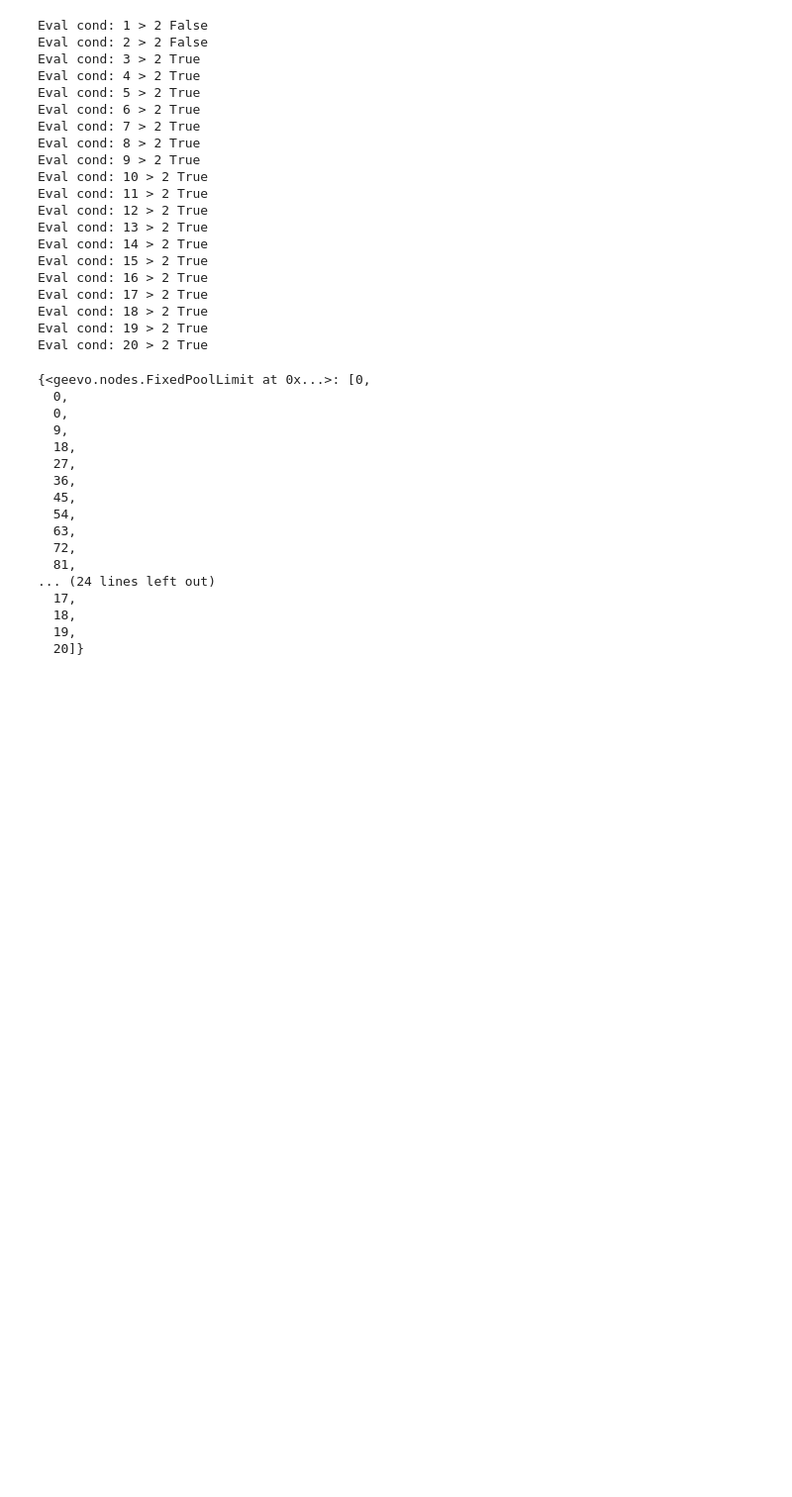
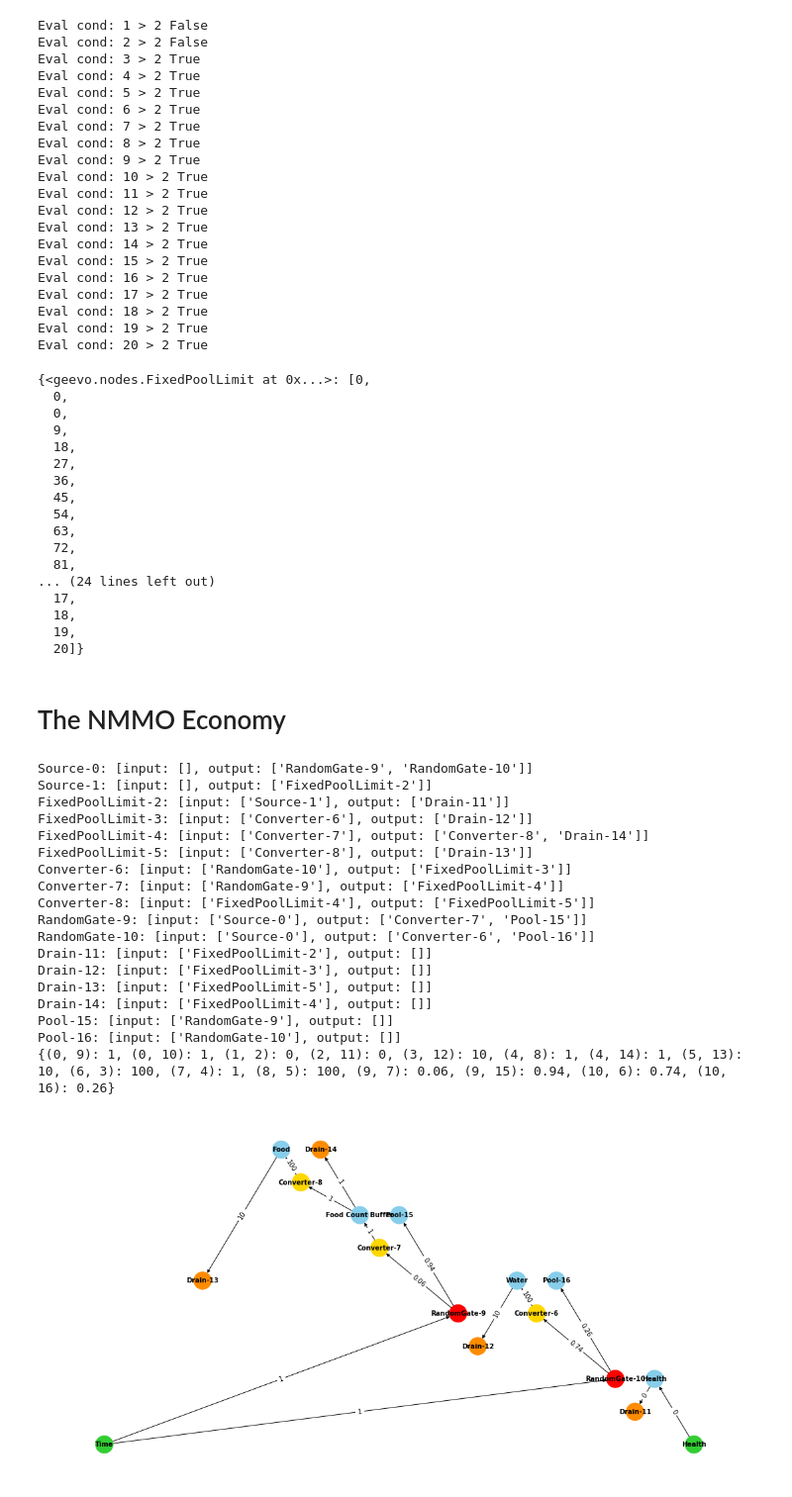
Before and after one commit to FlorianRupp/GEEvo-game-economies, a Jupyter notebook: nmmo-economy.ipynb, the cells around one changed output. Shown at 99% size. Drawn from its saved outputs; the diff is of its cells as text; code cells hidden in the pictures; blank space fills up the shorter version.

Commit message:
Implemented NMMO economy.

```diff
--- a/nmmo-economy.ipynb
+++ b/nmmo-economy.ipynb
@@ -85,3 +89,5 @@ Eval cond: 20 > 2 True
   18,
   19,
   20]}
+# %% [markdown]
+# The NMMO Economy
@@ -87,0 +103,70 @@ Eval cond: 20 > 2 True
+# %%
+conf = {
+    Source: 2,          # 0, 1
+    FixedPoolLimit: 4,  # 2, 3, 4, 6
+    Converter: 3,       # 7, 8, 9
+    RandomGate: 2,      # 10, 11
+    Drain: 4,           # 12, 13, 14, 15
+    Pool: 2             # 16, 17
+}
+# pool-2: health
+# pool-3: water
+# pool-4: count buffer food
+# pool-5: food counter --> not implemented
+# pool-6: food
+
+
+edge_list = [(0, 9), (0, 10), (1, 2), # sources
+             (2, 11),    (3, 12), (4, 8), (4, 14), (5, 13), # pools1
+             (9, 7), (9, 15), (10, 6), (10, 16), # random gates
+             (6, 3), (7, 4) ,(8, 5) # converters
+             ]
+
+s_in_food = StateConnectionPoolRegister(variable_name="food", output_pool_id=5, register_input_id=0)
+s_in_water = StateConnectionPoolRegister(variable_name="water", output_pool_id=3, register_input_id=0)
+s_out_health_drop = StateConnectionRegisterEdge(output_register_id=0, edge_input_id=(1, 2), modifier=10)
+r = Register(condition="water == 0 and food == 0")
+r.add_input(s_in_food)
+r.add_input(s_in_water)
+r.add_output(s_out_health_drop)
+
+weights = [1,1,0, # sources
+           0,10,1,1,10, # pools
+           0.06, 0.94, 0.74,0.26, # random gates
+           100,1,100] # converters
+
+g3 = Graph3(config=conf, edge_list=edge_list, weights=weights, registers=[r])
+# Sources
+g3.nodes[0].name = "Time"
+g3.nodes[1].name = "Health"
+
+# Pools
+g3.nodes[2].name = "Health"
+g3.nodes[2].pool = 100
+g3.nodes[3].name = "Water"
+g3.nodes[3].pool = 100
+g3.nodes[4].name = "Food Count Buffer"
+g3.nodes[5].name = "Food"
+g3.nodes[5].pool = 100
+
+g3.plot(figsize=(15, 7.5))
+# %% [output]
+Source-0: [input: [], output: ['RandomGate-9', 'RandomGate-10']]
+Source-1: [input: [], output: ['FixedPoolLimit-2']]
+FixedPoolLimit-2: [input: ['Source-1'], output: ['Drain-11']]
+FixedPoolLimit-3: [input: ['Converter-6'], output: ['Drain-12']]
+FixedPoolLimit-4: [input: ['Converter-7'], output: ['Converter-8', 'Drain-14']]
+FixedPoolLimit-5: [input: ['Converter-8'], output: ['Drain-13']]
+Converter-6: [input: ['RandomGate-10'], output: ['FixedPoolLimit-3']]
+Converter-7: [input: ['RandomGate-9'], output: ['FixedPoolLimit-4']]
+Converter-8: [input: ['FixedPoolLimit-4'], output: ['FixedPoolLimit-5']]
+RandomGate-9: [input: ['Source-0'], output: ['Converter-7', 'Pool-15']]
+RandomGate-10: [input: ['Source-0'], output: ['Converter-6', 'Pool-16']]
+Drain-11: [input: ['FixedPoolLimit-2'], output: []]
+Drain-12: [input: ['FixedPoolLimit-3'], output: []]
+Drain-13: [input: ['FixedPoolLimit-5'], output: []]
+Drain-14: [input: ['FixedPoolLimit-4'], output: []]
+Pool-15: [input: ['RandomGate-9'], output: []]
+Pool-16: [input: ['RandomGate-10'], output: []]
+{(0, 9): 1, (0, 10): 1, (1, 2): 0, (2, 11): 0, (3, 12): 10, (4, 8): 1, (4, 14): 1, (5, 13): 10, (6, 3): 100, (7, 4): 1, (8, 5): 100, (9, 7): 0.06, (9, 15): 0.94, (10, 6): 0.74, (10, 16): 0.26}
+[figure, added]
```
Also changed, not shown: parts of 5 cells of this notebook, 2 other files.
